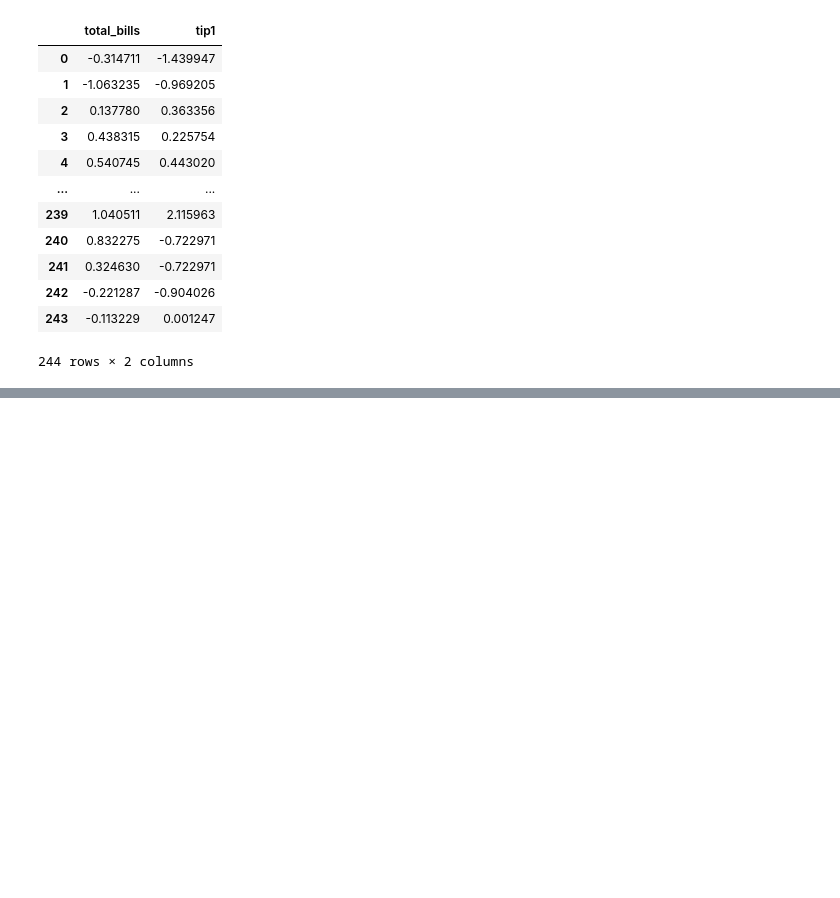
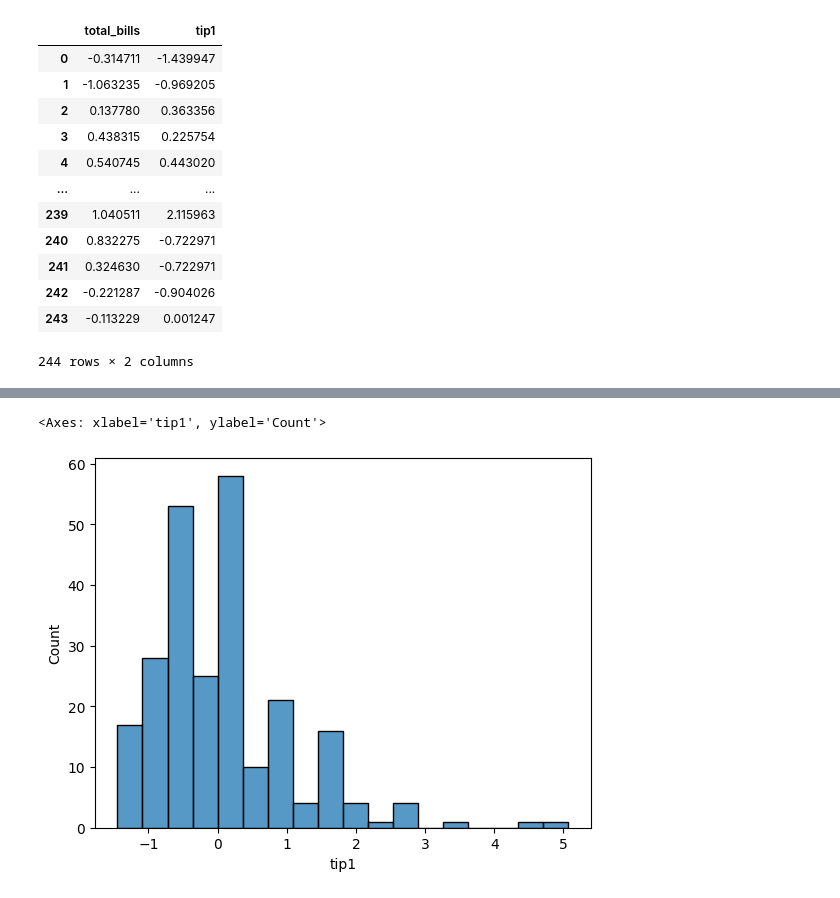
Before and after one commit to prathmeshpatil98/Machine_learning, a Jupyter notebook: Feature_Scaling_Standardization.ipynb, the cells around one changed output, grey strips where cells are left out. Drawn from its saved outputs; the diff is of its cells as text; code cells hidden in the pictures; blank space fills up the shorter version.

```diff
--- a/Feature_Scaling_Standardization.ipynb
+++ b/Feature_Scaling_Standardization.ipynb
@@ -110,0 +116,5 @@ df1
+# %%
+sns.histplot(df1['tip1'])
+# %% [output]
+<Axes: xlabel='tip1', ylabel='Count'>
+[figure, added]
```
Also changed, not shown: parts of 1 cell of this notebook.
